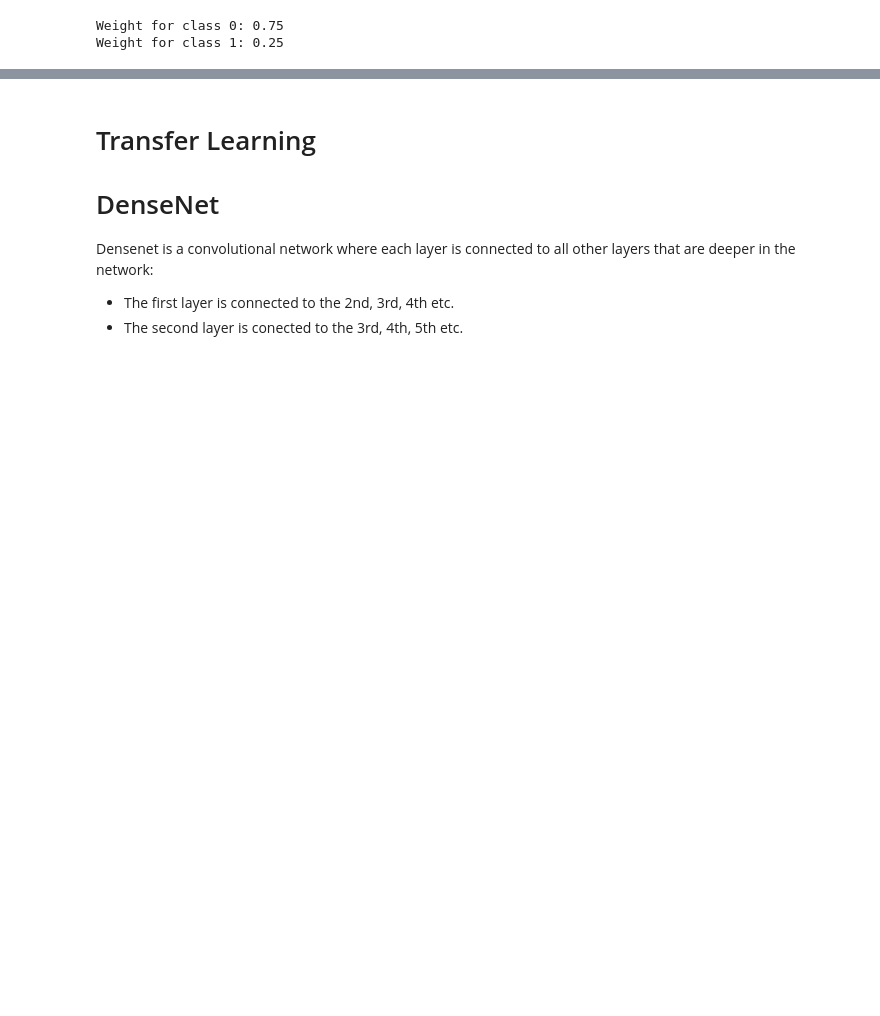
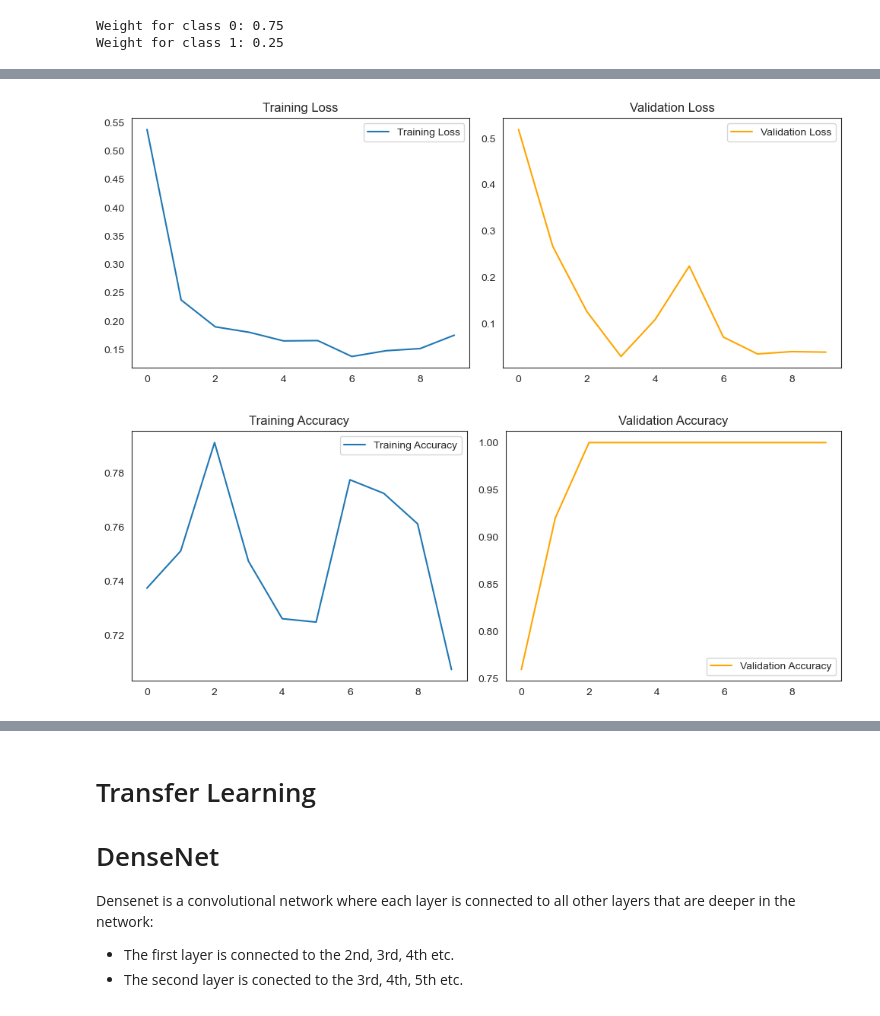
Before and after one commit to kfurtado2171/ML-Leukemia-Detection, a Jupyter notebook: leukemia-detection-model-comparison.ipynb, the cells around one changed output, grey strips where cells are left out. Drawn from its saved outputs; the diff is of its cells as text; code cells hidden in the pictures; blank space fills up the shorter version.

```diff
--- a/leukemia-detection-model-comparison.ipynb
+++ b/leukemia-detection-model-comparison.ipynb
@@ -244 +248,34 @@ Text(0.5, 1.0, 'Accuracy Evolution')
+# %%
+# Plot Loss
+plt.figure(figsize=(10, 4))
+plt.subplot(1, 2, 1)
+plt.plot(r_cnn.history['loss'], label='Training Loss')
+plt.legend()
+plt.title('Training Loss')
+
+plt.subplot(1, 2, 2)
+plt.plot(r_cnn.history['val_loss'], label='Validation Loss', color='orange')
+plt.legend()
+plt.title('Validation Loss')
+
+plt.tight_layout()
+plt.show()
+
+# Plot Accuracy
+plt.figure(figsize=(10, 4))
+plt.subplot(1, 2, 1)
+plt.plot(r_cnn.history['accuracy'], label='Training Accuracy')
+plt.legend()
+plt.title('Training Accuracy')
+
+plt.subplot(1, 2, 2)
+plt.plot(r_cnn.history['val_accuracy'], label='Validation Accuracy', color='orange')
+plt.legend()
+plt.title('Validation Accuracy')
+
+plt.tight_layout()
+plt.show()
+# %% [output]
+[figure, added]
+[figure, added]
 # %%
```
Also changed, not shown: parts of 19 cells of this notebook, 3 other files.
